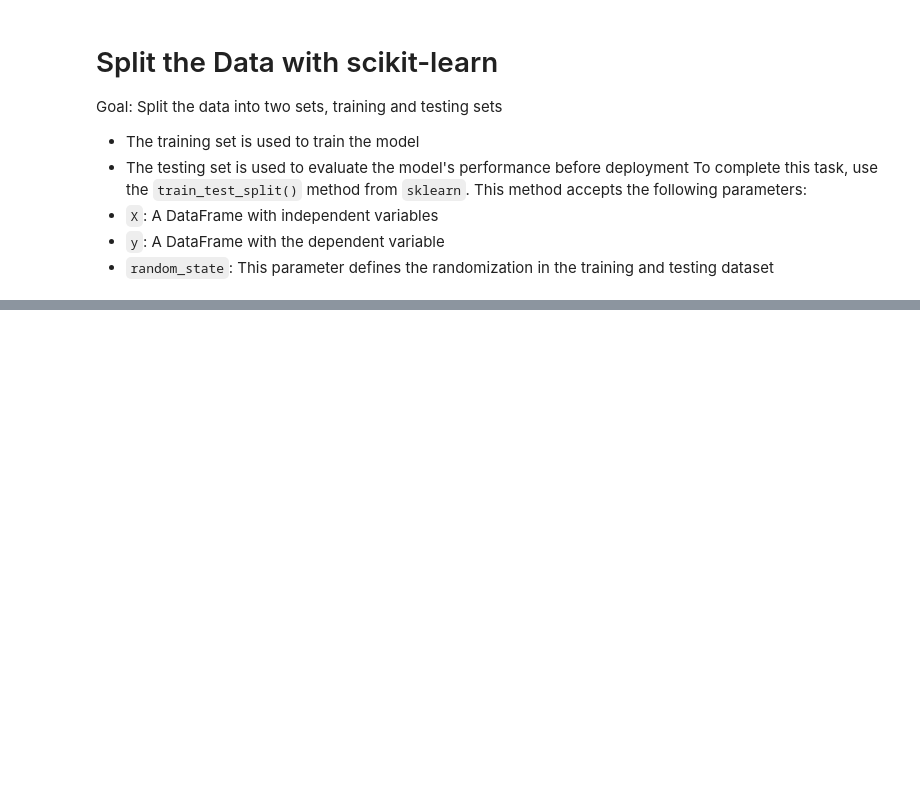
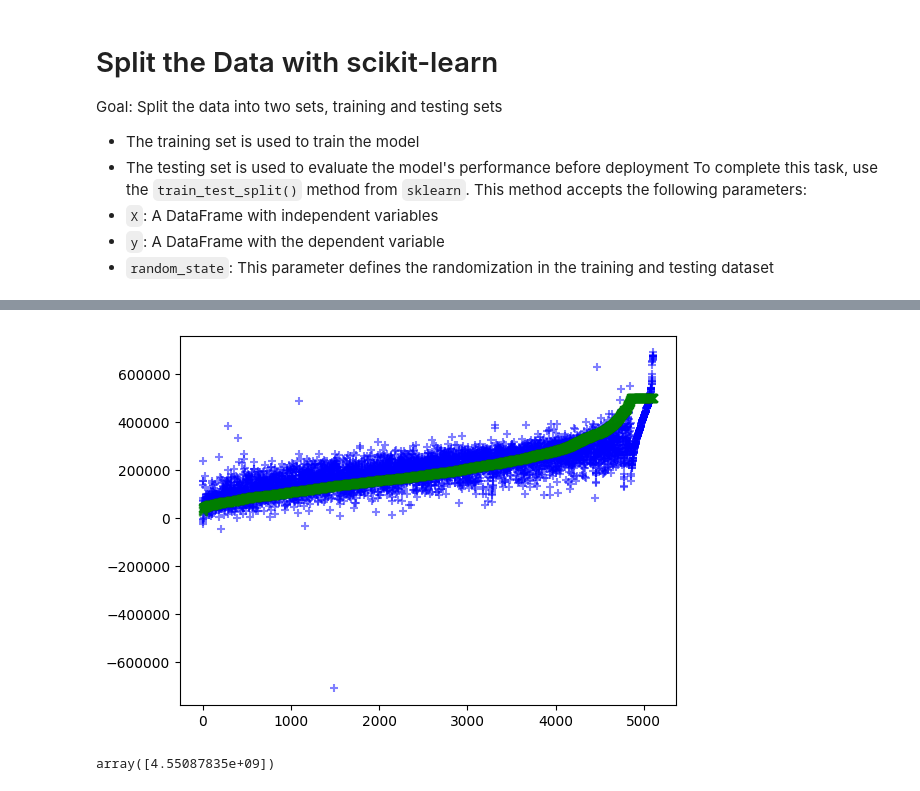
Before and after one commit to eigenscribe/myRepository, a Jupyter notebook: notebooks/statsmodel.ipynb, the cells around one changed output, grey strips where cells are left out. Drawn from its saved outputs; the diff is of its cells as text; code cells hidden in the pictures; blank space fills up the shorter version.

```diff
--- a/notebooks/statsmodel.ipynb
+++ b/notebooks/statsmodel.ipynb
@@ -154,3 +154,5 @@ To complete this task, use the `train_test_split()` method from `sklearn`. This
 - `X`: A DataFrame with independent variables
 - `y`: A DataFrame with the dependent variable
 - `random_state`: This parameter defines the randomization in the training and testing dataset
+# %%
+X_train, X_test, y_train, y_test = train_test_split(X, y, random_state=43)
@@ -156,0 +164,3 @@ To complete this task, use the `train_test_split()` method from `sklearn`. This
+# %%
+X_train_new = sm.add_constant(X_train)
+model = sm.OLS(y_train, X_train_new.astype('float')).fit()
@@ -156,0 +241,15 @@ To complete this task, use the `train_test_split()` method from `sklearn`. This
+# %%
+# Step 3: Plot actual vs. predictions
+df = pd.DataFrame({"Y_test": y_test, "Y_pred": predictions})
+df.sort_values(by=['Y_test', 'Y_pred'], inplace=True, ignore_index=True)
+df['idx'] = range(len(df))
+plt.scatter(df.idx, df.Y_pred, c="blue", alpha=0.5, marker="+")
+plt.scatter(df.idx, df.Y_test, c="green", alpha=0.4, marker="x")
+plt.show()
+# %% [output]
+[figure, added]
+# %%
+# Step 4: Find MSE
+mean_squared_error(y_test, predictions, multioutput='raw_values')
+# %% [output]
+array([4.55087835e+09])
```
Also changed, not shown: parts of 6 cells of this notebook.
